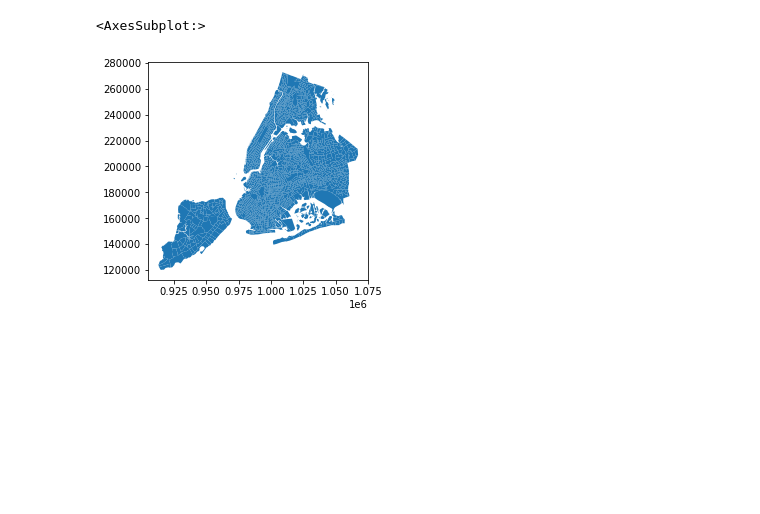
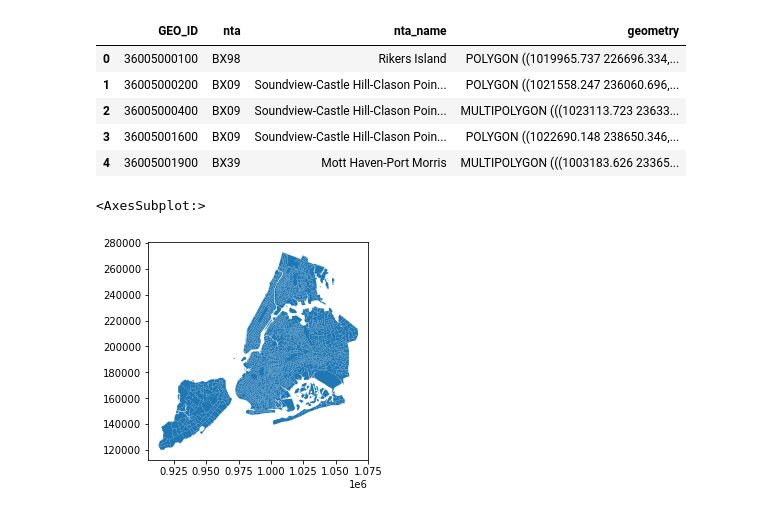
Before and after one commit to beibeilu/digital-twin, a Jupyter notebook: data-analysis/Geography Playbook.ipynb, the cells around one changed output. Cells and saved outputs as stored; diff of their text form; code cells hidden in the pictures; blank space fills up the shorter version.

```diff
--- a/data-analysis/Geography Playbook.ipynb
+++ b/data-analysis/Geography Playbook.ipynb
@@ -19,3 +34,16 @@ geo_slim.head()
+# %%
+# nyu_tract.drop(['namelsad', 'name', 'tractnum'], axis=1, inplace=True)
+# nyu_tract.rename(columns={'tractid':"GEO_ID"}, inplace=True)
+# nyu_tract['GEO_ID'] = nyu_tract['GEO_ID'].apply(int)
+nyu_tract.drop(['bcode'], axis=1, inplace=True)
+nyu_tract.head()
+# %% [output]
+|  | GEO_ID | nta | nta_name | geometry |
+| 0 | 36005000100 | BX98 | Rikers Island | POLYGON ((1019965.737 226696.334,... |
+| 1 | 36005000200 | BX09 | Soundview-Castle Hill-Clason Poin... | POLYGON ((1021558.247 236060.696,... |
+| 2 | 36005000400 | BX09 | Soundview-Castle Hill-Clason Poin... | MULTIPOLYGON (((1023113.723 23633... |
+| 3 | 36005001600 | BX09 | Soundview-Castle Hill-Clason Poin... | POLYGON ((1022690.148 238650.346,... |
+| 4 | 36005001900 | BX39 | Mott Haven-Port Morris | MULTIPOLYGON (((1003183.626 23365... |
 # %%
 nyu_tract.plot()
 # %% [output]
```
Also changed, not shown: parts of 20 cells of this notebook, 15 other files.
